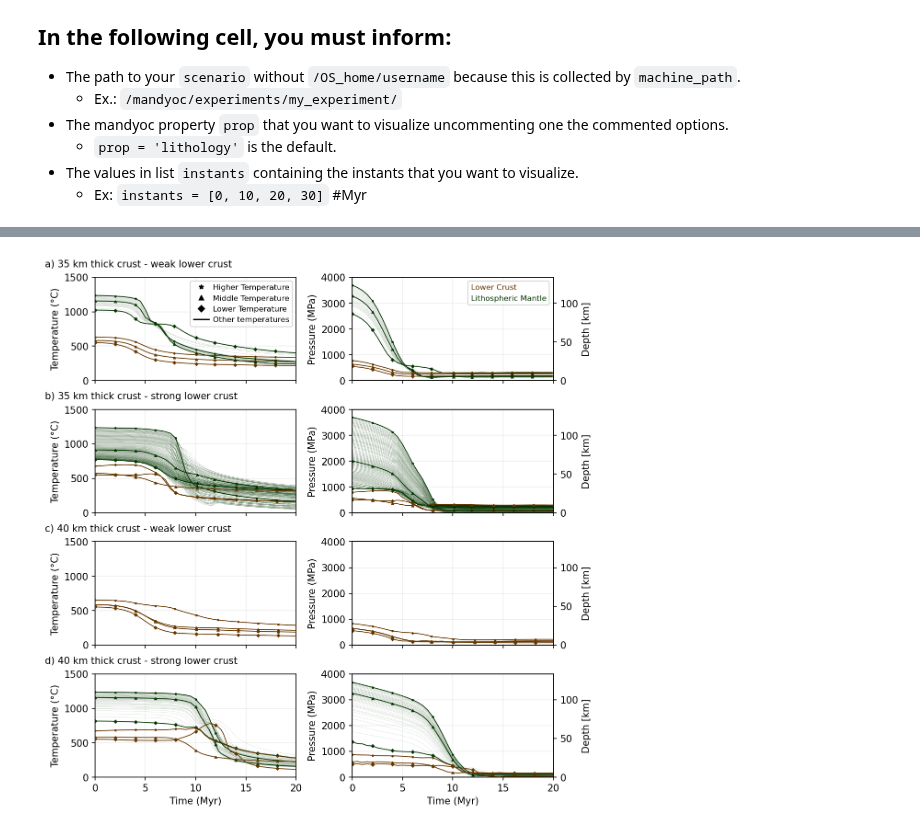
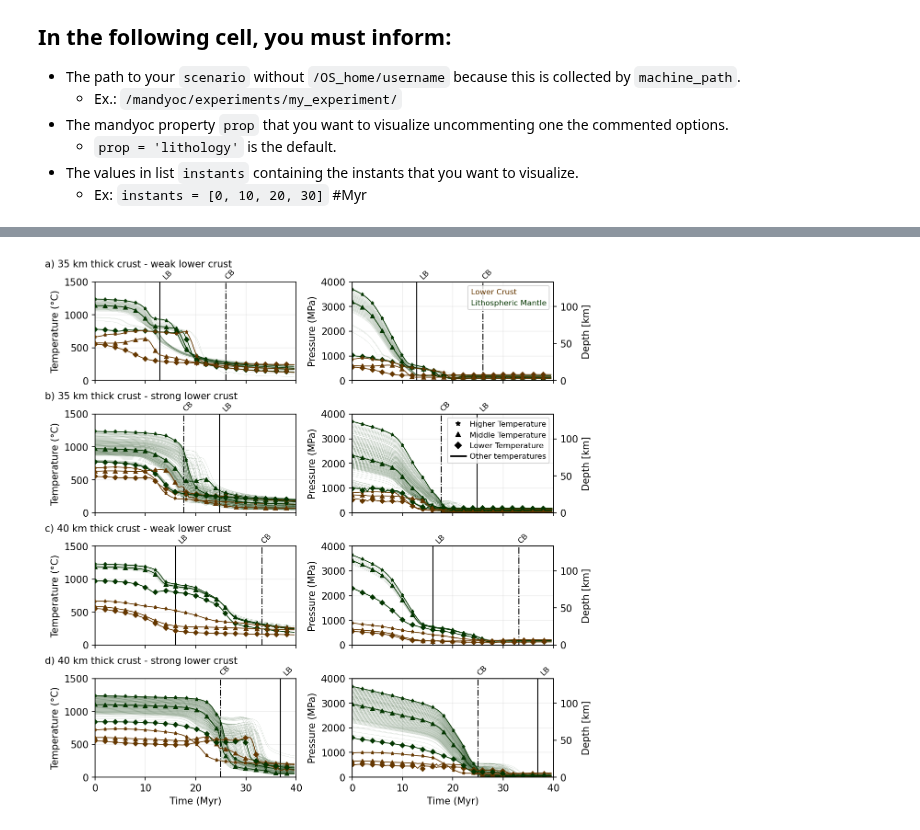
Before and after one commit to jopmas/scripts, a Jupyter notebook: rifting_article/plot_PT_over_time.ipynb, the cells around one changed output, grey strips where cells are left out. Cells and saved outputs as stored; diff of their text form; code cells hidden in the pictures.

Commit message:
fixed Pt Tt and symmetry plots

```diff
--- a/rifting_article/plot_PT_over_time.ipynb
+++ b/rifting_article/plot_PT_over_time.ipynb
@@ -110,6 +148,7 @@ def take_three_particles(layer_codes, particles_layers, T_initial):
     particles_layer = particles_layers[cond]
 
     T_initial_layer = T_initial[cond] #initial temperature of lithospheric mantle particles
+
     T_initial_layer_sorted = np.sort(T_initial_layer)
 
     Ti_layer_max = np.max(T_initial_layer_sorted)
@@ -128,8 +167,8 @@ def plot_PT_evolution(axT, axP, time, P, T, color='xkcd:light gray', linewidth=1
     if(plot_each_5Myr == True):
         for j in np.arange(0, time[-1], 2):
             idx = find_nearest(time, j)
-            axT.plot(time[idx], T[idx, particle], marker, color=color, markersize=2, zorder=zorder)
-            axP.plot(time[idx], P[idx, particle], marker, color=color, markersize=2, zorder=zorder)
+            axT.plot(time[idx], T[idx, particle], marker, color=color, markersize=markersize, zorder=zorder)
+            axP.plot(time[idx], P[idx, particle], marker, color=color, markersize=markersize, zorder=zorder)
 
 trackdatasets = [trackdataset0, trackdataset1, trackdataset2, trackdataset3]#, trackdataset4, trackdataset5, trackdataset6, trackdataset7]
 
@@ -140,13 +179,16 @@ lower_crust_code = 4 #lower crust
 upper_crust_code = 5 #upper crust
 
 linewidth = 0.85
-markersize = 30
+markersize = 3.5
 color_lower_crust='xkcd:brown'
 
 fig, axs = plt.subplots(4, 2 , figsize=(8, 8), dpi=150, constrained_layout=True, sharex=True)
 axs = axs.flatten()
+ylims = np.array([0, 4000]) #for pressure plots
+ylims_temperature = np.array([0, 1500]) #for temperature plots
+xlims = np.array([0, 40]) if v==1 else np.array([0, 20])
 
-for trackdataset, i in zip(trackdatasets, range(len(trackdatasets))):
+for trackdataset, tc, tl, i in zip(trackdatasets, time_crustal_breakbups, time_lithospheric_breakbups, range(len(trackdatasets))):
     x_track = trackdataset.xtrack.values[::-1]
     z_track = trackdataset.ztrack.values[::-1]
     P = trackdataset.ptrack.values[::-1]
@@ -169,13 +211,32 @@ for trackdataset, i in zip(trackdatasets, range(len(trackdatasets))):
     if(asthenosphere_code in particles_layers):
         cond_ast = particles_layers == asthenosphere_code #condition to select asthenospheric particles
         particles_ast = particles_layers[cond_ast]
+
         # print(f"N asthenospheric particles: {len(particles_ast)}")
         #Selecting particles with P0 <= 4000 MPa
         cond_ast2plot = P_initial <= 4000
         plot_asthenosphere_particles = True
 
         color_asthenosphere = 'xkcd:violet'
-        ast_marker = '.'
+        #####################################
+        T_initial_ast = T_initial[cond_ast] #initial temperature of asthenospheric particles
+        P_initial_ast = P_initial[cond_ast] #initial pressure of asthenospheric
+
+        cond_pressure = P_initial_ast <= 4000 #condition to select asthenospheric particles with P0 <= 4000 MPa
+        T_initial_ast_aux = T_initial_ast[cond_pressure]
+
+        T_initial_aux_sorted = np.sort(T_initial_ast_aux)
+        Ti_ast_max = np.max(T_initial_aux_sorted)
+        mid_index = len(T_initial_aux_sorted)//2
+        Ti_ast_mid = T_initial_aux_sorted[mid_index]
+        Ti_ast_min = np.min(T_initial_aux_sorted)
+
+        cond_ast2plot_aux = (T_initial == Ti_ast_min) | (T_initial == Ti_ast_mid) | (T_initial == Ti_ast_max)
+
+        dict_ast_markers = {Ti_ast_max: '*',
+                    Ti_ast_mid: '^',
+                    Ti_ast_min: 'D'}
+
     else:
         plot_asthenosphere_particles = False
         cond_ast2plot = np.arange(0, n, 1) == np.arange(0, n, 1) + 1
@@ -242,16 +303,31 @@ for trackdataset, i in zip(trackdatasets, range(len(trackdatasets))):
 
         if((plot_asthenosphere_particles == True) & (particle_layer == asthenosphere_code)):
             if(cond_ast2plot[particle] == True):
+                # marker = dict_ast_markers[T_initial[particle]]
                 plot_PT_evolution(axs[2*i], axs[2*i+1], time, P, T, color=color_asthenosphere, linewidth=0.1, markersize=markersize, zorder=61, marker=marker, plot_each_5Myr=False)
+
+            if(cond_ast2plot_aux[particle] == True):
+                marker = dict_ast_markers[T_initial[particle]]
+                plot_PT_evolution(axs[2*i], axs[2*i+1], time, P, T, color=color_asthenosphere, linewidth=linewidth, markersize=markersize, zorder=62, marker=marker, plot_each_5Myr=True)
+
+    axs[2*i].plot([tc, tc], ylims, '-.', color='xkcd:black', linewidth=1, zorder=59) #crustal breakup time
+    axs[2*i].plot([tl, tl], ylims, '-', color='xkcd:black', linewidth=1, zorder=59) #lithospheric breakup time
+    axs[2*i].text(tc/xlims[-1]-0.01, 1.03, 'CB', transform=axs[2*i].transAxes, color='xkcd:black', fontsize=8, rotation=45)
+    axs[2*i].text(tl/xlims[-1]+0.01, 1.03, 'LB', transform=axs[2*i].transAxes, color='xkcd:black', fontsize=8, rotation=45)
+
+    axs[2*i+1].plot([tc, tc], ylims, '-.', color='xkcd:black', linewidth=1, zorder=59) #crustal breakup time
+    axs[2*i+1].plot([tl, tl], ylims, '-', color='xkcd:black', linewidth=1, zorder=59) #lithospheric breakup time
+    axs[2*i+1].text(tc/xlims[-1]-0.01, 1.03, 'CB', transform=axs[2*i+1].transAxes, color='xkcd:black', fontsize=8, rotation=45)
+    axs[2*i+1].text(tl/xlims[-1]+0.01, 1.03, 'LB', transform=axs[2*i+1].transAxes, color='xkcd:black', fontsize=8, rotation=45)
 
 
 # axs[0][0].grid('-k', alpha=0.2)
-ylims = np.array([0, 4000])
+
 for ax, number in zip(axs, range(len(axs))):
     ax.grid('-k', alpha=0.2)
     # ax.text(-0.2, 1.1, f"{string.ascii_lowercase[number]})", transform=ax.transAxes, fontsize=12)
-    ax.set_xlim(0, 40) if v== 1 else ax.set_xlim(0, 20)
-    ax.set_ylim(0, 1500) if ax.get_subplotspec().is_first_col() else ax.set_ylim(ylims)
+    ax.set_xlim(xlims)
+    ax.set_ylim(ylims_temperature) if ax.get_subplotspec().is_first_col() else ax.set_ylim(ylims)
     ax.set_xlabel('Time (Myr)') if  ax.get_subplotspec().is_last_row() else ax.set_xlabel('')
     ax.set_ylabel('Temperature (°C)') if ax.get_subplotspec().is_first_col() else ax.set_ylabel('Pressure (MPa)')
 
@@ -263,13 +339,15 @@ for ax, number in zip(axs, range(len(axs))):
         ax1.tick_params(axis='y')
 
 #creating legends
-idx_legend = 0
 axs = axs.flatten()
-axs[idx_legend].plot([-10,-10], [-10,-10], '*', color='xkcd:black', markersize=5, label='Higher Temperature')
-axs[idx_legend].plot([-10,-10], [-10,-10], '^', color='xkcd:black', markersize=5, label='Middle Temperature')
-axs[idx_legend].plot([-10,-10], [-10,-10], 'D', color='xkcd:black', markersize=5, label='Lower Temperature')
-axs[idx_legend].plot([-10,-10], [-10,-10], '-', color='xkcd:black', markersize=5, label='Other temperatures')
-axs[idx_legend].legend(loc='upper right', fontsize=8, ncols=1, handletextpad=0.5)
+idx_legend = 3
+ax0 = axs[idx_legend].twinx()
+ax0.axis('off')
+ax0.plot([-10,-10], [-10,-10], '*', color='xkcd:black', markersize=5, label='Higher Temperature')
+ax0.plot([-10,-10], [-10,-10], '^', color='xkcd:black', markersize=5, label='Middle Temperature')
+ax0.plot([-10,-10], [-10,-10], 'D', color='xkcd:black', markersize=5, label='Lower Temperature')
+ax0.plot([-10,-10], [-10,-10], '-', color='xkcd:black', markersize=5, label='Other temperatures')
+ax0.legend(loc='upper right', fontsize=8, ncols=1, handletextpad=0.5)
 
 idx_legend = 1
 ax2 = axs[idx_legend].twinx()
@@ -280,8 +358,15 @@ ax2.plot([-10,-10], [-10,-10], '-', color=color_asthenosphere, markersize=5, lab
 
 ax2.legend(loc='upper right', ncol=1, fontsize=8, handlelength=0, handletextpad=0, labelcolor='linecolor')
 
+# idx_legend = 3
+# ax3 = axs[idx_legend].twinx()
+# ax3.axis('off')
+# ax3.plot([-10,-10], [-10,-10], '-.', color='xkcd:black', linewidth=1, label='Crustal breakup time')
+# ax3.plot([-10,-10], [-10,-10], '-', color='xkcd:black', linewidth=1, label='Lithospheric breakup time')
+# ax3.legend(loc='upper right', fontsize=8, ncol=1, handletextpad=0.5)
+
 xpos = -0.25
-ypos = 1.1
+ypos = 1.15
 
 if(crustal_thickness_comparison == False):
     axs[0].text(xpos, ypos, 'a) Homogeneous - weak lower crust', transform=axs[0].transAxes, fontsize=10)
@@ -305 +390 @@ RH_Hc35vsHc40_v2_Tt_Pt_evolution
-[figure, old version]
+[figure, new version]
```
Also changed, not shown: parts of 2 cells of this notebook, 30 other files.
